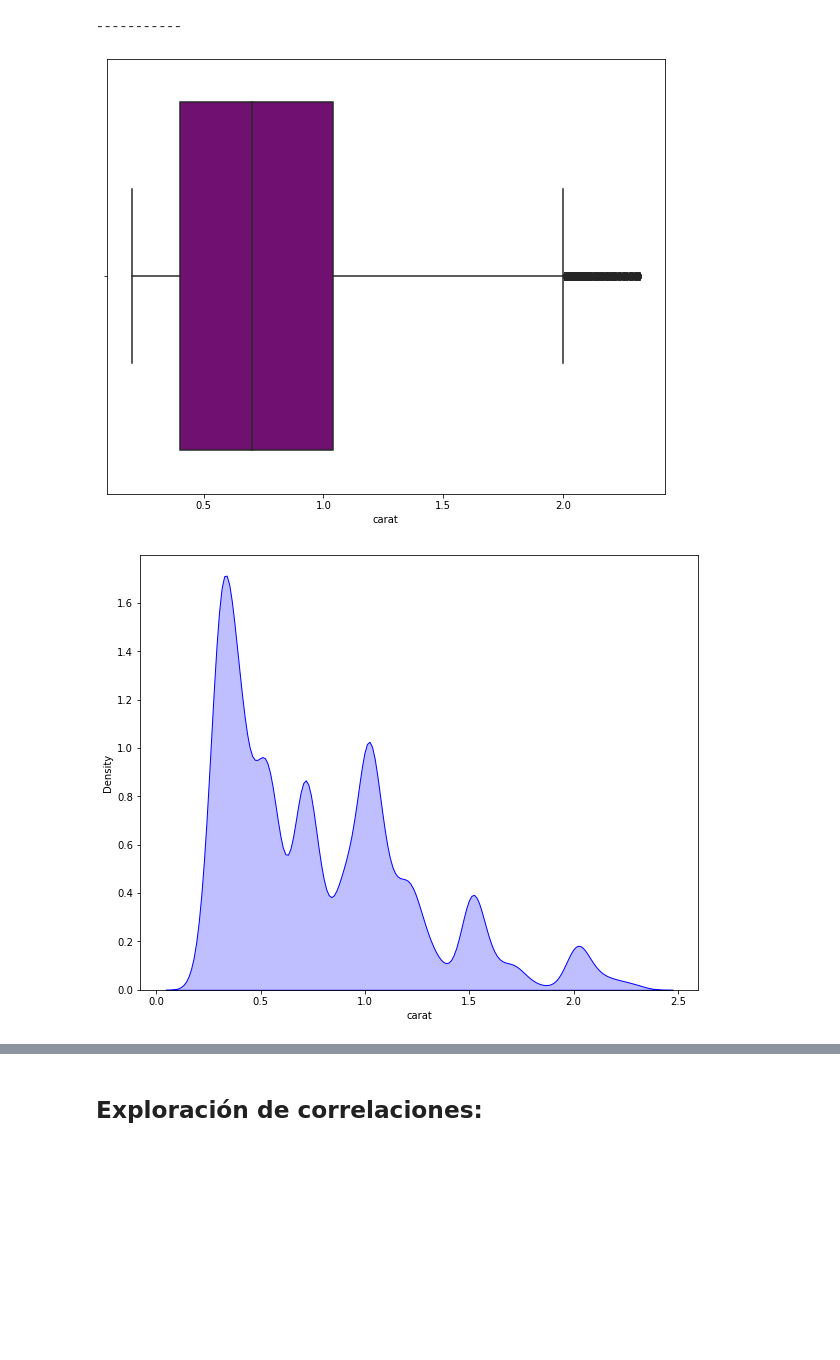
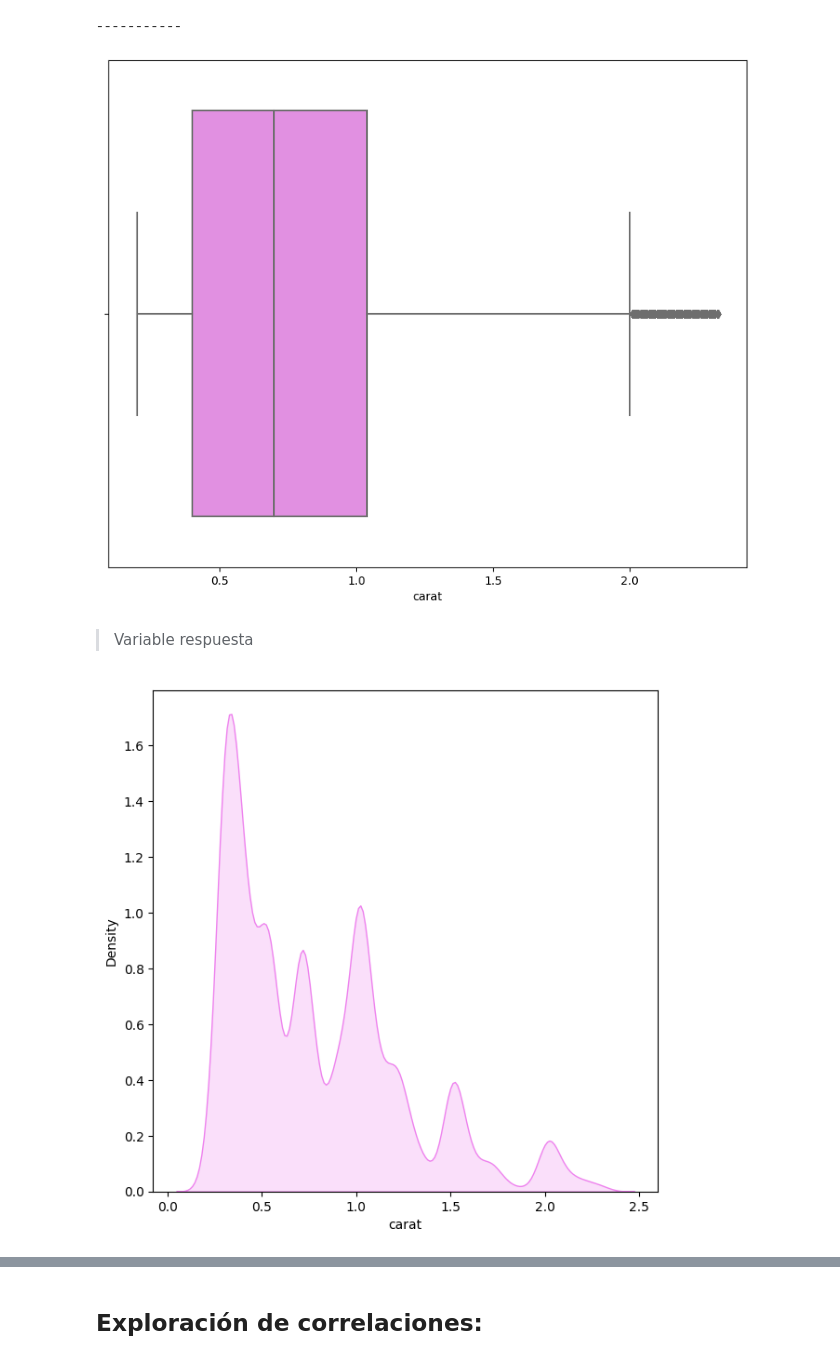
Before and after one commit to Adalab/DA-promoc-modulo3-sprint1-judith-gadea, a Jupyter notebook: Regresión lineal/RL-1-Intro.ipynb, the cells around one changed output, grey strips where cells are left out. Cells and saved outputs as stored; diff of their text form; code cells hidden in the pictures; blank space fills up the shorter version.

```diff
--- a/Regresión lineal/RL-1-Intro.ipynb
+++ b/Regresión lineal/RL-1-Intro.ipynb
@@ -8,7 +8,7 @@ import pandas as pd
 import numpy as np
 import matplotlib.pyplot as plt
 import seaborn as sns
-plt.rcParams["figure.figsize"] = (10,8)
+plt.rcParams["figure.figsize"] = (7,7)
 import warnings
 warnings.filterwarnings('ignore')
 #pd.options.display.max_columns=None
@@ -156,0 +149,3 @@ df.describe(include='object')
+# %%
+numericas=df.select_dtypes(include=np.number)
+numericas
@@ -280,17 +275,18 @@ for k, v in index_all.items():
     for i in v:
         df.loc[i,k] = median
 # %%
-sns.boxplot(x=df['carat'], data=df, color='purple')
+sns.boxplot(x=df['carat'], data=df, color='violet')
 plt.show();
 # %% [output]
-[figure, old version]
+[figure, new version]
+# %% [markdown]
+> Variable respuesta
 # %%
 # distribución asimetría variable respuesta
-
 sns.distplot(
     df["carat"],
     hist = False,
-    color = "blue",
+    color = "violet",
     kde_kws = {"shade": True, "linewidth": 1});
 # %% [output]
-[figure, old version]
+[figure, new version]
```
Also changed, not shown: parts of 11 cells of this notebook, 1 other file.
